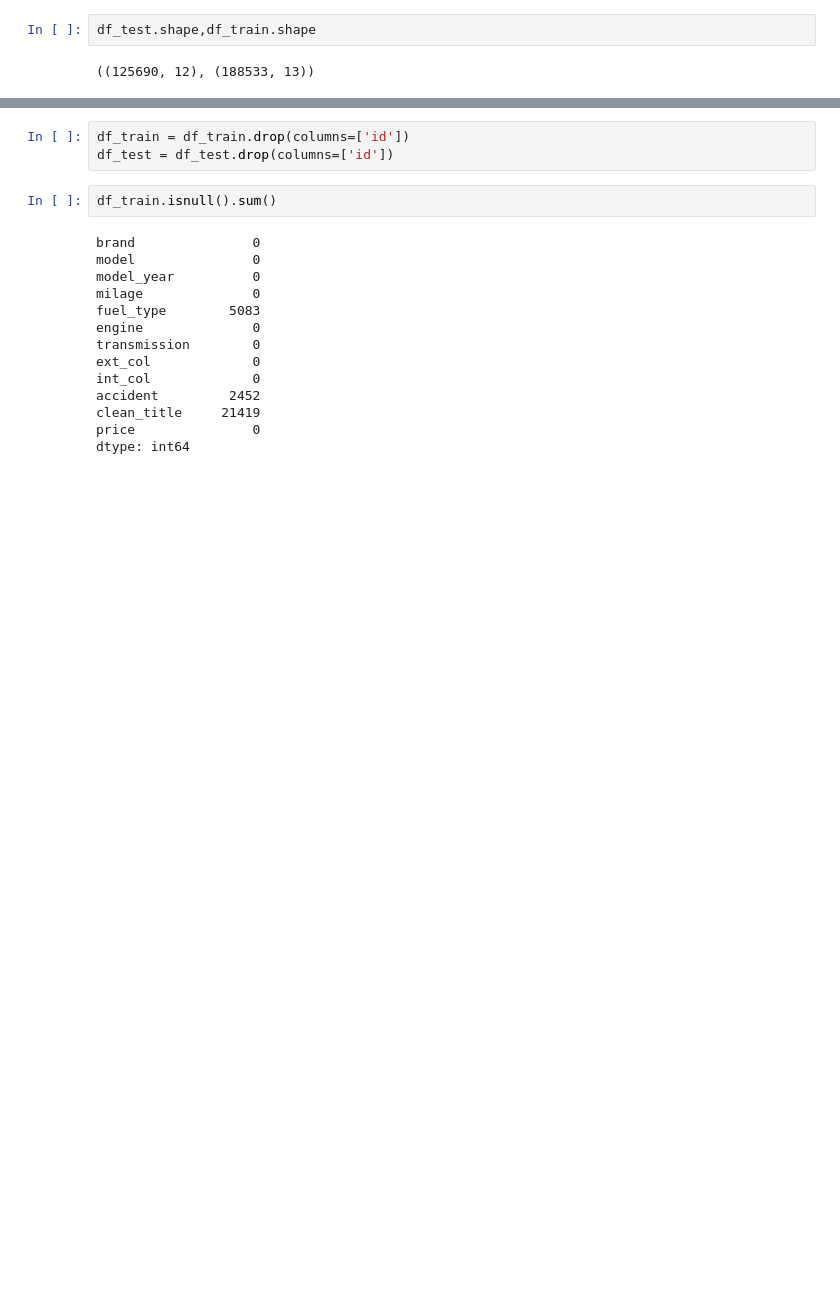
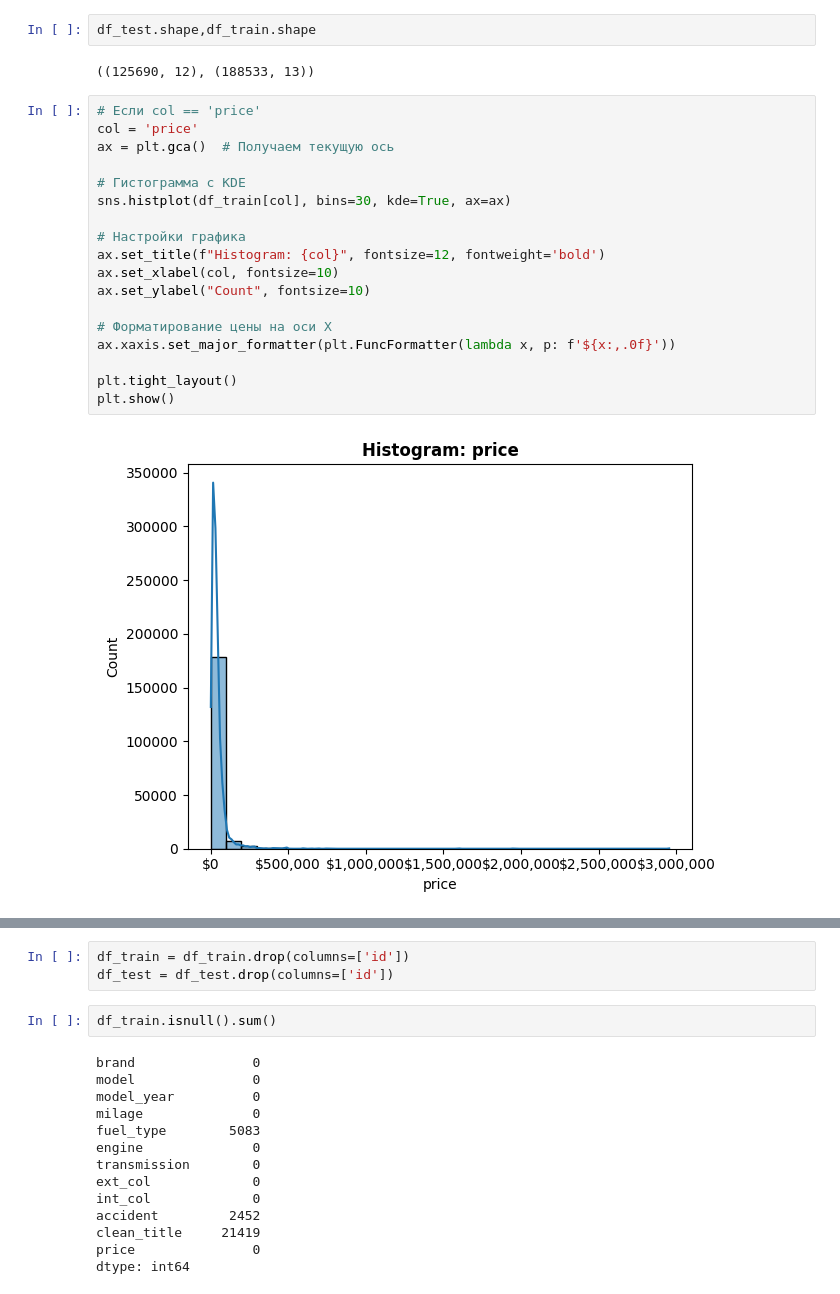
Before and after one commit to chesnokoff/Regression-of-Used-Car-Prices, a Jupyter notebook: car_predictions.ipynb, the cells around one changed output, grey strips where cells are left out. Drawn from its saved outputs; the diff is of its cells as text; blank space fills up the shorter version.

Commit message:
add graphics

```diff
--- a/car_predictions.ipynb
+++ b/car_predictions.ipynb
@@ -40,3 +40,23 @@ df_test.head()
 df_test.shape,df_train.shape
 # %% [output]
 ((125690, 12), (188533, 13))
+# %%
+# Если col == 'price'
+col = 'price'
+ax = plt.gca()  # Получаем текущую ось
+
+# Гистограмма с KDE
+sns.histplot(df_train[col], bins=30, kde=True, ax=ax)
+
+# Настройки графика
+ax.set_title(f"Histogram: {col}", fontsize=12, fontweight='bold')
+ax.set_xlabel(col, fontsize=10)
+ax.set_ylabel("Count", fontsize=10)
+
+# Форматирование цены на оси X
+ax.xaxis.set_major_formatter(plt.FuncFormatter(lambda x, p: f'${x:,.0f}'))
+
+plt.tight_layout()
+plt.show()
+# %% [output]
+[figure, added]
```
Also changed, not shown: parts of 4 cells of this notebook.
